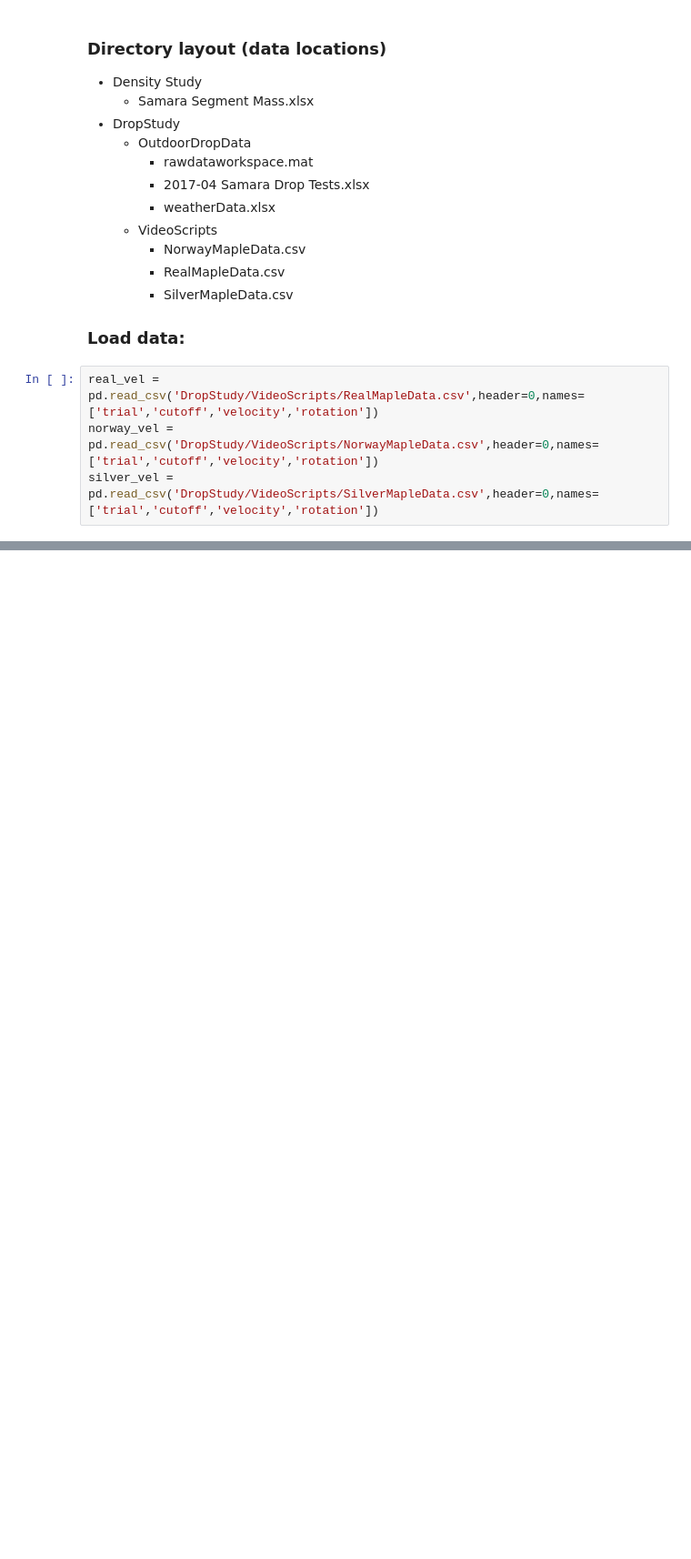
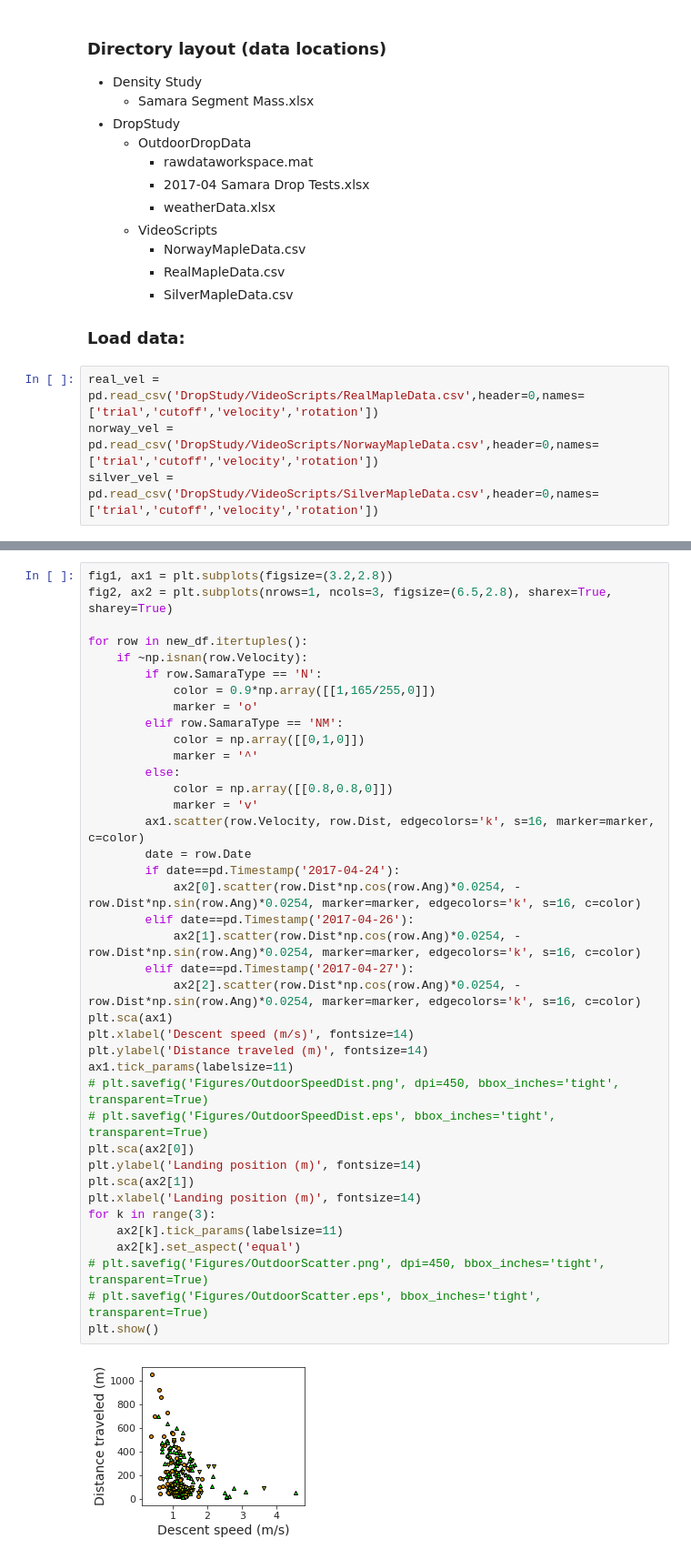
Before and after one commit to RossDynamics/team-samara, a Jupyter notebook: AllDataViz.ipynb, the cells around one changed output, grey strips where cells are left out. Shown: that part at 91% size. Cells and saved outputs as stored; diff of their text form; blank space fills up the shorter version.

Commit message:
Updated figure generating file

```diff
--- a/AllDataViz.ipynb
+++ b/AllDataViz.ipynb
@@ -128,0 +163,41 @@ Mean (Rot):  81.4330385559582
+# %%
+fig1, ax1 = plt.subplots(figsize=(3.2,2.8))
+fig2, ax2 = plt.subplots(nrows=1, ncols=3, figsize=(6.5,2.8), sharex=True, sharey=True)
+
+for row in new_df.itertuples():
+    if ~np.isnan(row.Velocity):
+        if row.SamaraType == 'N':
+            color = 0.9*np.array([[1,165/255,0]])
+            marker = 'o'
+        elif row.SamaraType == 'NM':
+            color = np.array([[0,1,0]])
+            marker = '^'
+        else:
+            color = np.array([[0.8,0.8,0]])
+            marker = 'v'
+        ax1.scatter(row.Velocity, row.Dist, edgecolors='k', s=16, marker=marker, c=color)
+        date = row.Date
+        if date==pd.Timestamp('2017-04-24'):
+            ax2[0].scatter(row.Dist*np.cos(row.Ang)*0.0254, -row.Dist*np.sin(row.Ang)*0.0254, marker=marker, edgecolors='k', s=16, c=color)
+        elif date==pd.Timestamp('2017-04-26'):
+            ax2[1].scatter(row.Dist*np.cos(row.Ang)*0.0254, -row.Dist*np.sin(row.Ang)*0.0254, marker=marker, edgecolors='k', s=16, c=color)
+        elif date==pd.Timestamp('2017-04-27'):
+            ax2[2].scatter(row.Dist*np.cos(row.Ang)*0.0254, -row.Dist*np.sin(row.Ang)*0.0254, marker=marker, edgecolors='k', s=16, c=color)
+plt.sca(ax1)
+plt.xlabel('Descent speed (m/s)', fontsize=14)
+plt.ylabel('Distance traveled (m)', fontsize=14)
+ax1.tick_params(labelsize=11)
+# plt.savefig('Figures/OutdoorSpeedDist.png', dpi=450, bbox_inches='tight', transparent=True)
+# plt.savefig('Figures/OutdoorSpeedDist.eps', bbox_inches='tight', transparent=True)
+plt.sca(ax2[0])
+plt.ylabel('Landing position (m)', fontsize=14)
+plt.sca(ax2[1])
+plt.xlabel('Landing position (m)', fontsize=14)
+for k in range(3):
+    ax2[k].tick_params(labelsize=11)
+    ax2[k].set_aspect('equal')
+# plt.savefig('Figures/OutdoorScatter.png', dpi=450, bbox_inches='tight', transparent=True)
+# plt.savefig('Figures/OutdoorScatter.eps', bbox_inches='tight', transparent=True)
+plt.show()
+# %% [output]
+[figure, added]
```
Also changed, not shown: parts of 14 cells of this notebook, 11 other files.
